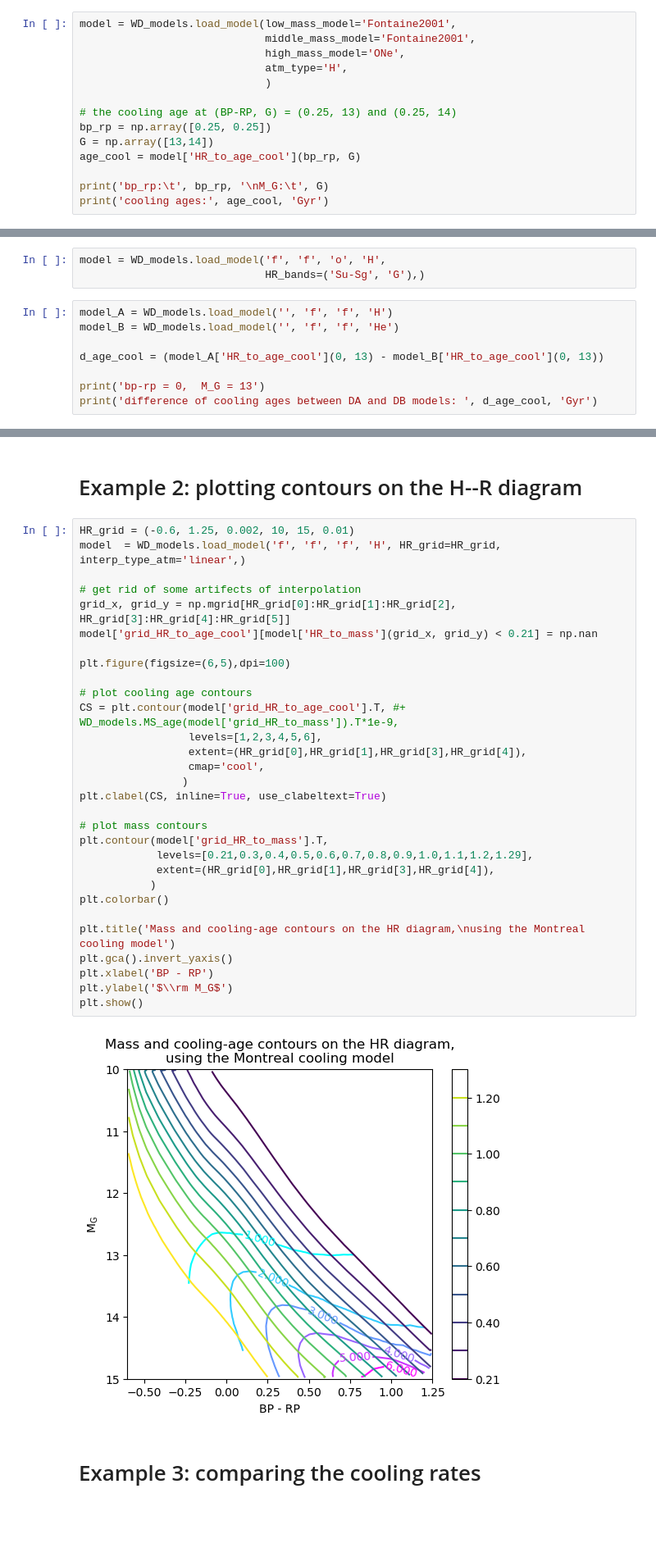
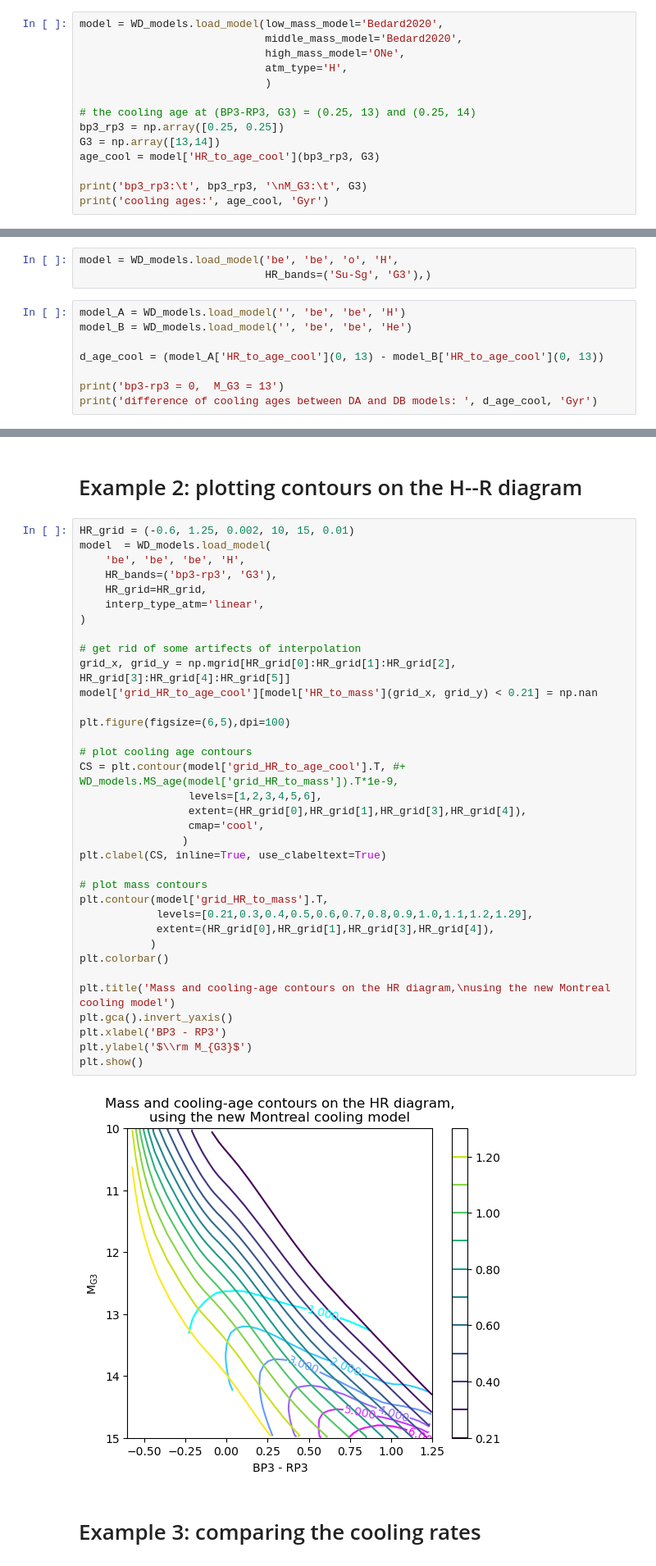
Before and after one commit to SihaoCheng/WD_models, a Jupyter notebook: WD_models_examples.ipynb, the cells around one changed output, grey strips where cells are left out. Shown at 82% size. Cells and saved outputs as stored; diff of their text form; blank space fills up the shorter version.

```diff
--- a/WD_models_examples.ipynb
+++ b/WD_models_examples.ipynb
@@ -10,17 +10,17 @@ import WD_models
 # %% [markdown]
 # Example 1: converting H--R diagram coordinate into WD parameters
 # %%
-model = WD_models.load_model(low_mass_model='Fontaine2001',
-                             middle_mass_model='Fontaine2001',
+model = WD_models.load_model(low_mass_model='Bedard2020',
+                             middle_mass_model='Bedard2020',
                              high_mass_model='ONe',
                              atm_type='H',
                              )
 
-# the cooling age at (BP-RP, G) = (0.25, 13) and (0.25, 14)
-bp_rp = np.array([0.25, 0.25])
-G = np.array([13,14])
-age_cool = model['HR_to_age_cool'](bp_rp, G)
+# the cooling age at (BP3-RP3, G3) = (0.25, 13) and (0.25, 14)
+bp3_rp3 = np.array([0.25, 0.25])
+G3 = np.array([13,14])
+age_cool = model['HR_to_age_cool'](bp3_rp3, G3)
 
-print('bp_rp:\t', bp_rp, '\nM_G:\t', G)
+print('bp3_rp3:\t', bp3_rp3, '\nM_G3:\t', G3)
 print('cooling ages:', age_cool, 'Gyr')
 # %% [output]
@@ -30,12 +30,12 @@ cooling ages: [ 1.26162464  2.83953083] Gyr
 # %%
-model = WD_models.load_model('f', 'f', 'o', 'H',
-                             HR_bands=('Su-Sg', 'G'),)
+model = WD_models.load_model('be', 'be', 'o', 'H',
+                             HR_bands=('Su-Sg', 'G3'),)
 # %%
-model_A = WD_models.load_model('', 'f', 'f', 'H')
-model_B = WD_models.load_model('', 'f', 'f', 'He')
+model_A = WD_models.load_model('', 'be', 'be', 'H')
+model_B = WD_models.load_model('', 'be', 'be', 'He')
 
 d_age_cool = (model_A['HR_to_age_cool'](0, 13) - model_B['HR_to_age_cool'](0, 13))
 
-print('bp-rp = 0,  M_G = 13')
+print('bp3-rp3 = 0,  M_G3 = 13')
 print('difference of cooling ages between DA and DB models: ', d_age_cool, 'Gyr')
 # %% [output]
@@ -45,36 +45,41 @@ difference of cooling ages between DA and DB models:  0.108108710416 Gyr
 # Example 2: plotting contours on the H--R diagram
 # %%
 HR_grid = (-0.6, 1.25, 0.002, 10, 15, 0.01)
-model  = WD_models.load_model('f', 'f', 'f', 'H', HR_grid=HR_grid, interp_type_atm='linear',)
+model  = WD_models.load_model(
+    'be', 'be', 'be', 'H',
+    HR_bands=('bp3-rp3', 'G3'),
+    HR_grid=HR_grid,
+    interp_type_atm='linear',
+)
 
 # get rid of some artifects of interpolation
 grid_x, grid_y = np.mgrid[HR_grid[0]:HR_grid[1]:HR_grid[2], HR_grid[3]:HR_grid[4]:HR_grid[5]]
 model['grid_HR_to_age_cool'][model['HR_to_mass'](grid_x, grid_y) < 0.21] = np.nan
 
 plt.figure(figsize=(6,5),dpi=100)
 
 # plot cooling age contours
 CS = plt.contour(model['grid_HR_to_age_cool'].T, #+ WD_models.MS_age(model['grid_HR_to_mass']).T*1e-9,
                  levels=[1,2,3,4,5,6],
                  extent=(HR_grid[0],HR_grid[1],HR_grid[3],HR_grid[4]),
                  cmap='cool',
                 )
 plt.clabel(CS, inline=True, use_clabeltext=True)
 
 # plot mass contours
 plt.contour(model['grid_HR_to_mass'].T,
             levels=[0.21,0.3,0.4,0.5,0.6,0.7,0.8,0.9,1.0,1.1,1.2,1.29],
             extent=(HR_grid[0],HR_grid[1],HR_grid[3],HR_grid[4]),
            )
 plt.colorbar()
 
-plt.title('Mass and cooling-age contours on the HR diagram,\nusing the Montreal cooling model')
+plt.title('Mass and cooling-age contours on the HR diagram,\nusing the new Montreal cooling model')
 plt.gca().invert_yaxis()
-plt.xlabel('BP - RP')
-plt.ylabel('$\\rm M_G$')
+plt.xlabel('BP3 - RP3')
+plt.ylabel('$\\rm M_{G3}$')
 plt.show()
 # %% [output]
-[figure, old version]
+[figure, new version]
 # %% [markdown]
 # Example 3: comparing the cooling rates
 # %%
```
Also changed, not shown: parts of 7 cells of this notebook, 3 other files.
